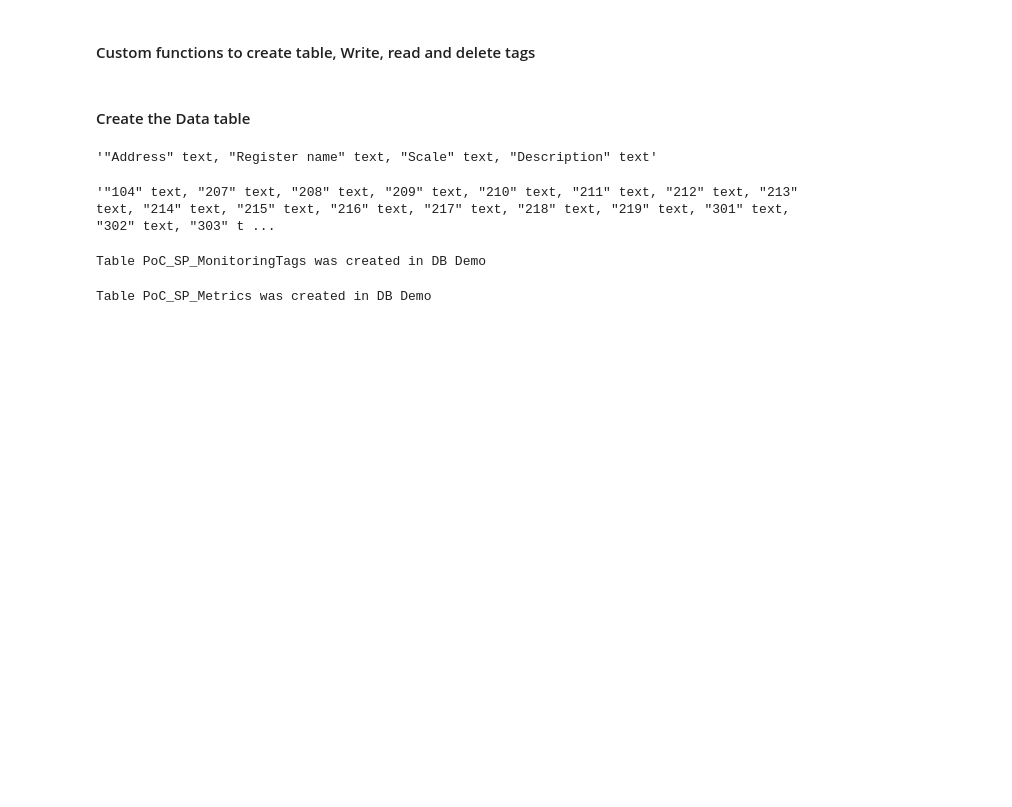
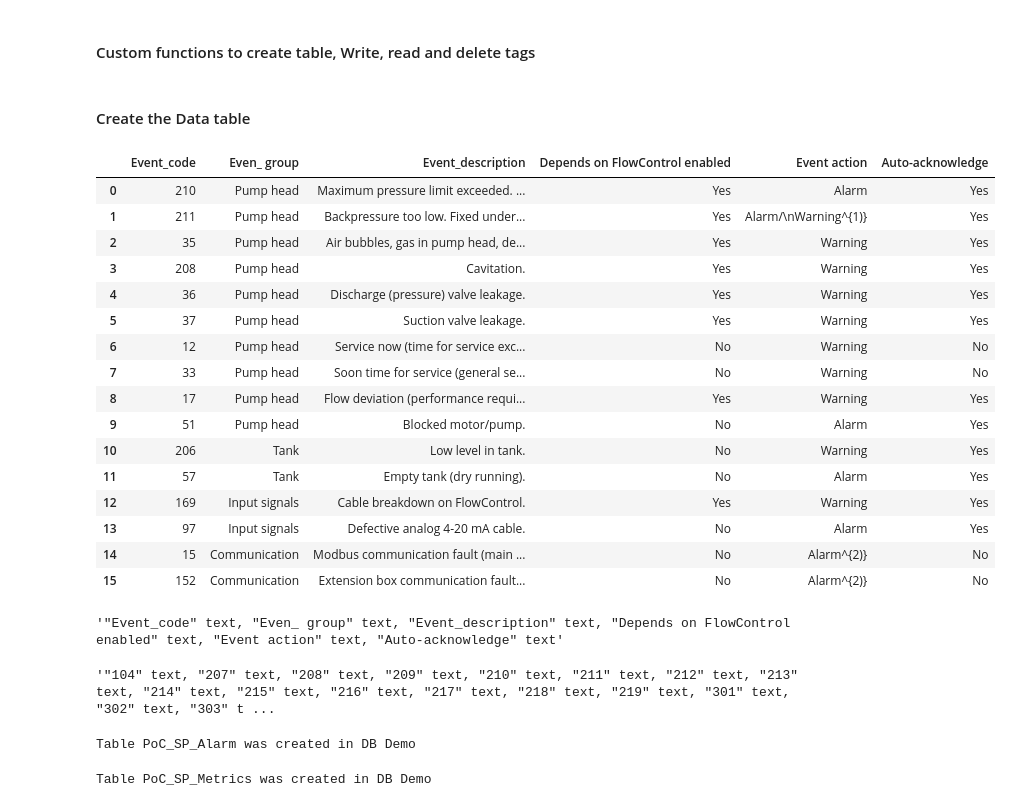
Before and after one commit to ashwinramise/smartPump, a Jupyter notebook: dbServices/RegisterTables.ipynb, the cells around one changed output. Saved outputs shown, nothing was run; the diff lists cells and outputs as text; code cells hidden in the pictures; blank space fills up the shorter version.

Commit message:
Alarms and Changelog

```diff
--- a/dbServices/RegisterTables.ipynb
+++ b/dbServices/RegisterTables.ipynb
@@ -160,3 +162,25 @@ def dropColumns(tablename, columns, conn):
+# %%
+monitor2 =pd.read_excel("AlarmCodes218.xlsx")
+# %%
+monitor2
+# %% [output]
+|  | Event_code | Even_ group | Event_description | Depends on FlowControl enabled | Event action | Auto-acknowledge |
+| 0 | 210 | Pump head | Maximum pressure limit exceeded. ... | Yes | Alarm | Yes |
+| 1 | 211 | Pump head | Backpressure too low. Fixed under... | Yes | Alarm/\nWarning^{1)} | Yes |
+| 2 | 35 | Pump head | Air bubbles, gas in pump head, de... | Yes | Warning | Yes |
+| 3 | 208 | Pump head | Cavitation. | Yes | Warning | Yes |
+| 4 | 36 | Pump head | Discharge (pressure) valve leakage. | Yes | Warning | Yes |
+| 5 | 37 | Pump head | Suction valve leakage. | Yes | Warning | Yes |
+| 6 | 12 | Pump head | Service now (time for service exc... | No | Warning | No |
+| 7 | 33 | Pump head | Soon time for service (general se... | No | Warning | No |
+| 8 | 17 | Pump head | Flow deviation (performance requi... | Yes | Warning | Yes |
+| 9 | 51 | Pump head | Blocked motor/pump. | No | Alarm | Yes |
+| 10 | 206 | Tank | Low level in tank. | No | Warning | Yes |
+| 11 | 57 | Tank | Empty tank (dry running). | No | Alarm | Yes |
+| 12 | 169 | Input signals | Cable breakdown on FlowControl. | Yes | Warning | Yes |
+| 13 | 97 | Input signals | Defective analog 4-20 mA cable. | No | Alarm | Yes |
+| 14 | 15 | Communication | Modbus communication fault (main ... | No | Alarm^{2)} | No |
+| 15 | 152 | Communication | Extension box communication fault... | No | Alarm^{2)} | No |
 # %%
 columns1 = ""
 for col in monitor2.columns.tolist():
@@ -167,7 +191,7 @@ for col in monitor2.columns.tolist():
 # %%
 columns1
 # %% [output]
-'"Address" text, "Register name" text, "Scale" text, "Description" text'
+'"Event_code" text, "Even_ group" text, "Event_description" text, "Depends on FlowControl enabled" text, "Event action" text, "Auto-acknowledge" text'
 # %%
 columns2 = ""
 for col in monitor2['Address'].tolist():
@@ -180,9 +204,9 @@ columns2
 # %% [output]
 '"104" text, "207" text, "208" text, "209" text, "210" text, "211" text, "212" text, "213" text, "214" text, "215" text, "216" text, "217" text, "218" text, "219" text, "301" text, "302" text, "303" t ...
 # %%
-createTable(config.database_name,'PoC_SP_MonitoringTags',columns1,conn)
+createTable(config.database_name,'PoC_SP_Alarm',columns1,conn)
 # %% [output]
-Table PoC_SP_MonitoringTags was created in DB Demo
+Table PoC_SP_Alarm was created in DB Demo
 # %%
 createTable(config.database_name, 'PoC_SP_Metrics', columns2, conn)
 # %% [output]
```
Also changed, not shown: parts of 6 cells of this notebook, 3 other files.
